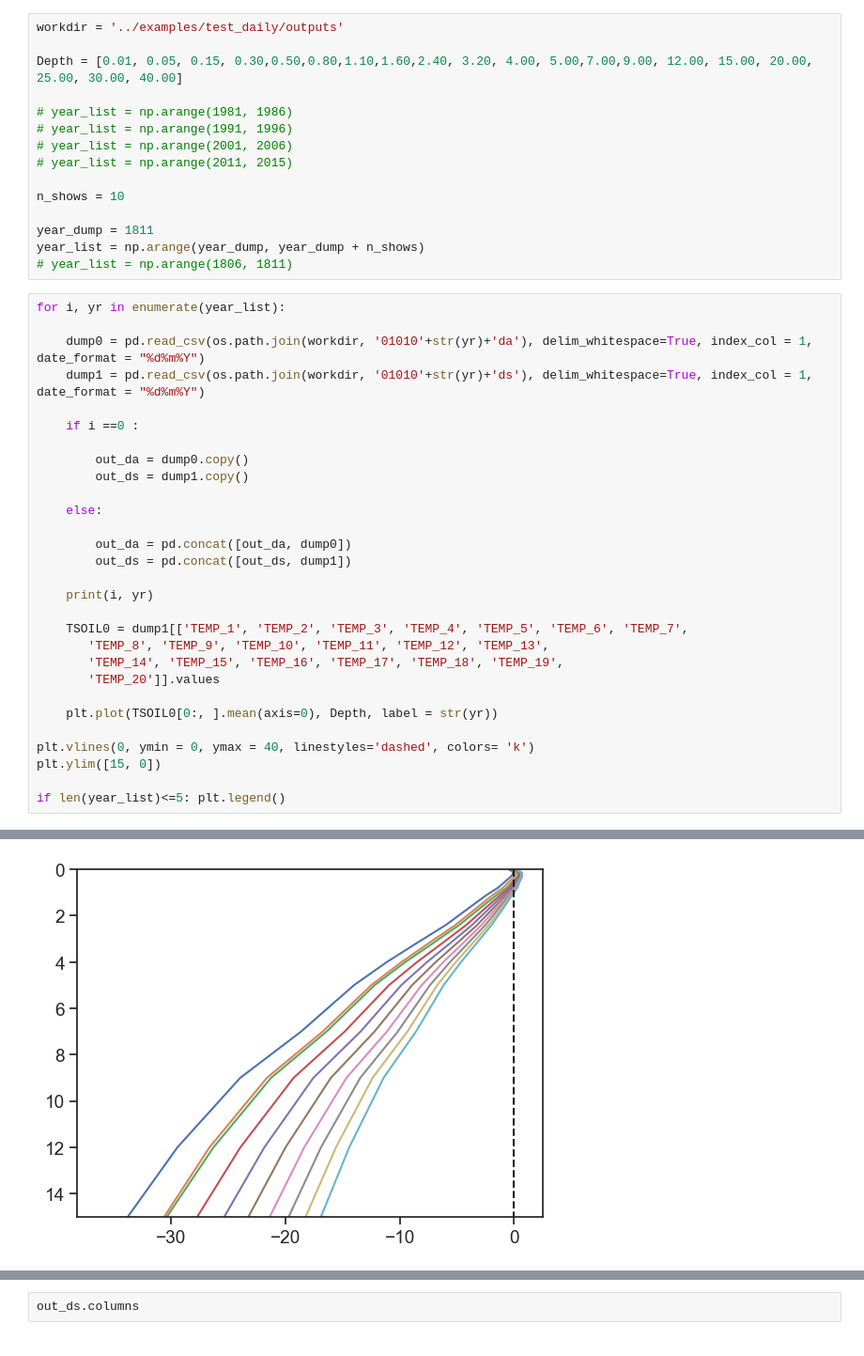
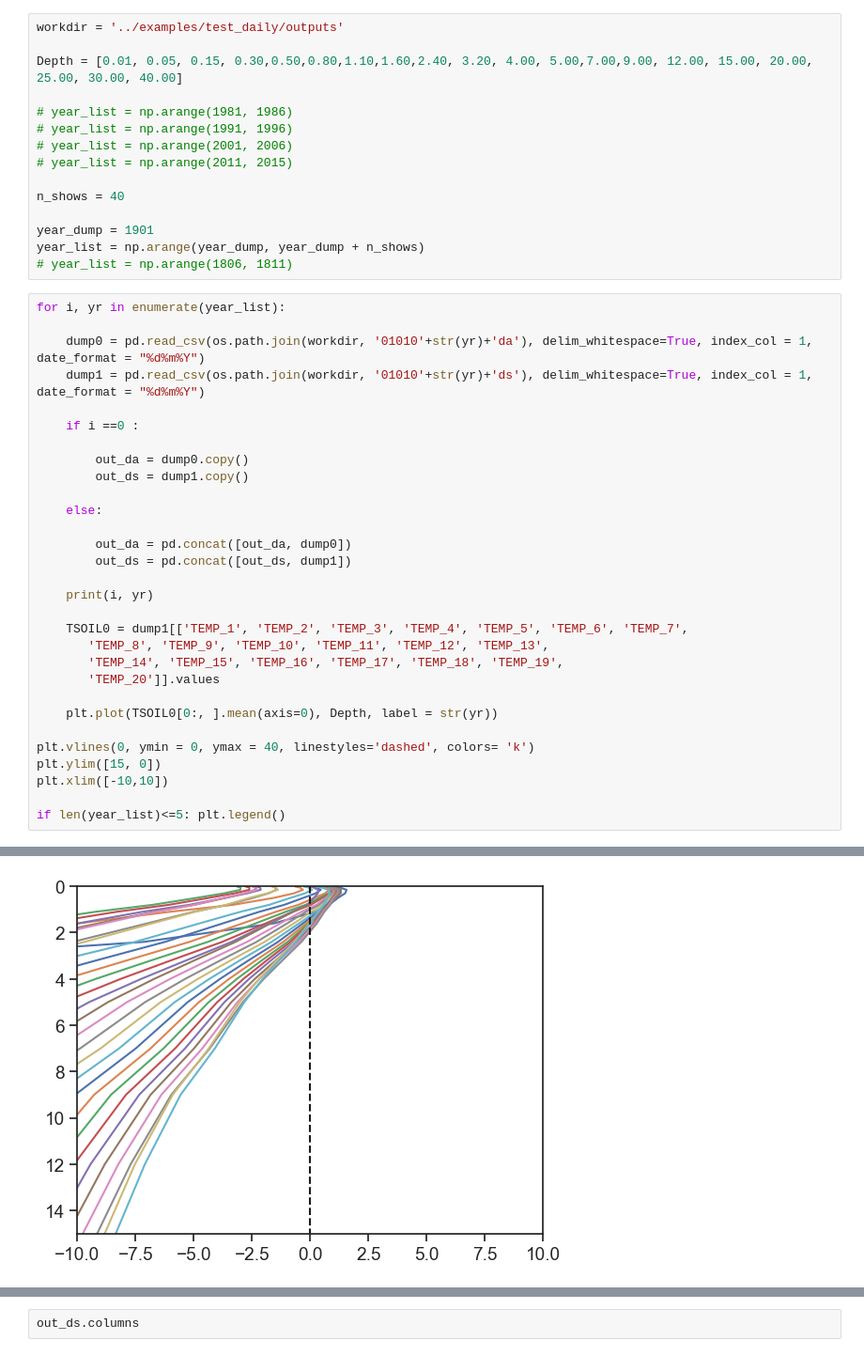
Before and after one commit to wk1984/ECOSYS, a Jupyter notebook: python_scripts/STEP01_check_results.ipynb, the cells around one changed output, grey strips where cells are left out. Shown at 94% size. Cells and saved outputs as stored; diff of their text form.

```diff
--- a/python_scripts/STEP01_check_results.ipynb
+++ b/python_scripts/STEP01_check_results.ipynb
@@ -26,9 +21,9 @@ Depth = [0.01, 0.05, 0.15, 0.30,0.50,0.80,1.10,1.60,2.40, 3.20, 4.00, 5.00,7.00,
 # year_list = np.arange(2001, 2006)
 # year_list = np.arange(2011, 2015)
 
-n_shows = 10
+n_shows = 40
 
-year_dump = 1811
+year_dump = 1901
 year_list = np.arange(year_dump, year_dump + n_shows)
 # year_list = np.arange(1806, 1811)
 # %%
@@ -58,6 +53,7 @@ for i, yr in enumerate(year_list):
 
 plt.vlines(0, ymin = 0, ymax = 40, linestyles='dashed', colors= 'k')
 plt.ylim([15, 0])
+plt.xlim([-10,10])
 
 if len(year_list)<=5: plt.legend()
 # %% [output]
@@ -74,4 +77,4 @@ if len(year_list)<=5: plt.legend()
-[figure, old version]
+[figure, new version]
 # %%
 out_da['ACTV_LYR'][out_da['ACTV_LYR']<-8888] = np.nan
 out_da['ACTV_LYR'].plot()
```
Also changed, not shown: parts of 6 cells of this notebook.
